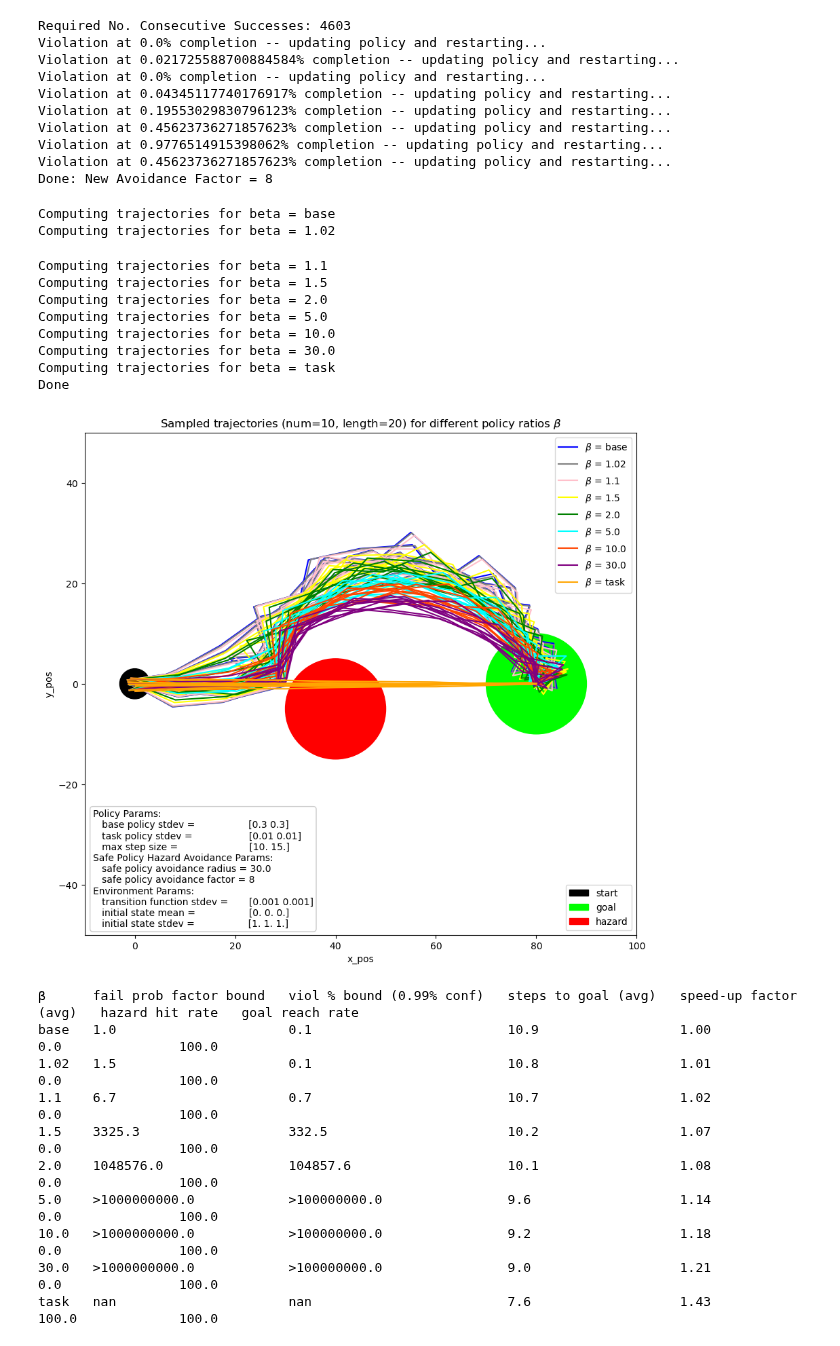
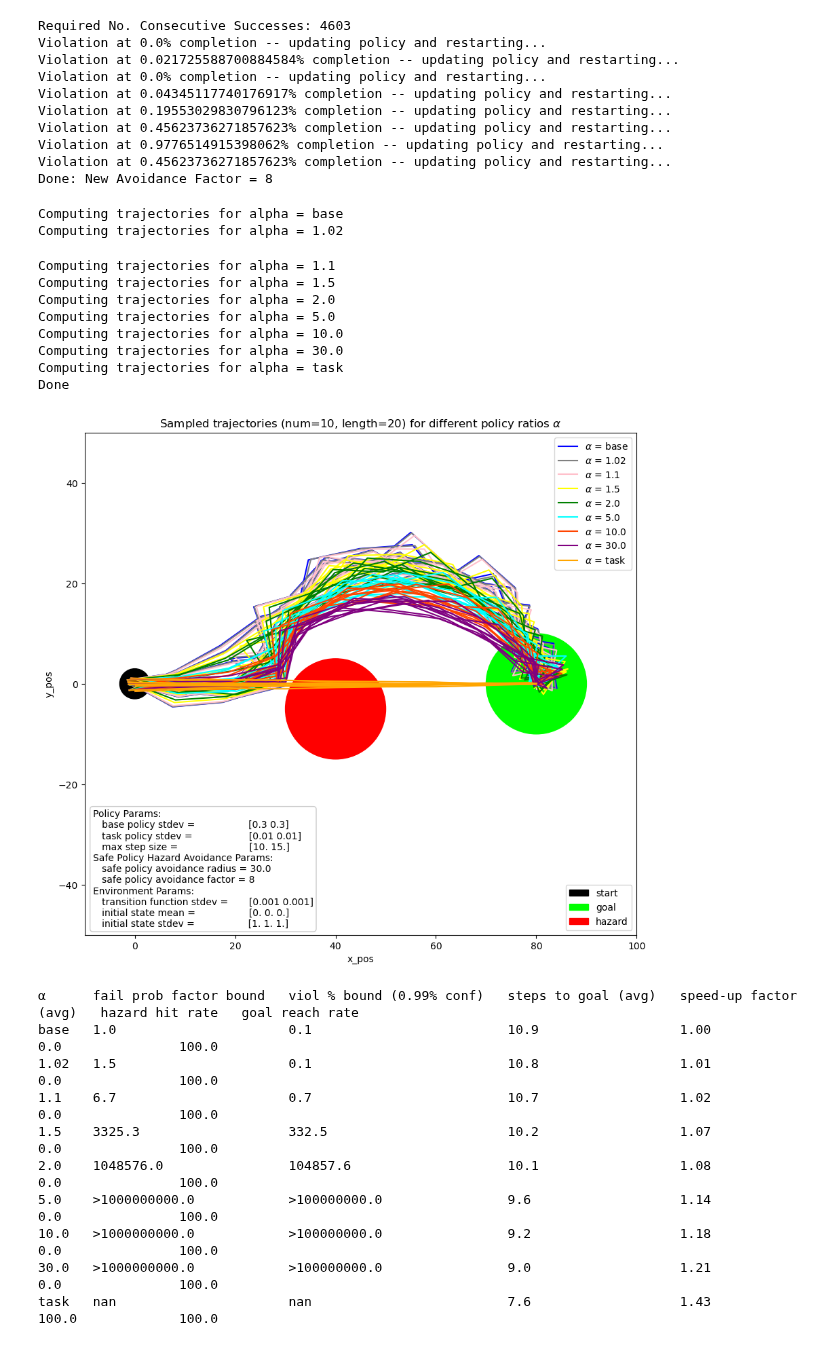
Before and after one commit to JacquesCloete/sport, a Jupyter notebook: policy_projection/practicality_check.ipynb, the cells around one changed output. Drawn from its saved outputs; the diff is of its cells as text; code cells hidden in the pictures.

Commit message:
Rename beta to alpha

```diff
--- a/policy_projection/practicality_check.ipynb
+++ b/policy_projection/practicality_check.ipynb
@@ -404,35 +404,35 @@ def run_experiment(traj_generator: TrajectoryGenerator,
                    traj_num: int,
                    traj_length: int,
                    seed: int,
-                   beta_list: list,
-                   beta_color_list: list,
+                   alpha_list: list,
+                   alpha_color_list: list,
                    ) -> dict:
-    assert len(beta_list) == len(beta_color_list), "beta_list and beta_color_list must be the same length"
+    assert len(alpha_list) == len(alpha_color_list), "alpha_list and alpha_color_list must be the same length"
     traj_dict = {}
-    for beta in beta_list:
-        print('Computing trajectories for beta = '+str(beta))
-        if beta == 'base':
+    for alpha in alpha_list:
+        print('Computing trajectories for alpha = '+str(alpha))
+        if alpha == 'base':
             traj_array, entered_hazard_list, reached_goal_list, time_to_goal_list = traj_generator.generate_trajectories(num=traj_num,
                                                                                                                          length=traj_length,
                                                                                                                          mode='base',
                                                                                                                          seed=seed)
-            traj_dict[beta] = [traj_array, entered_hazard_list, reached_goal_list, time_to_goal_list, beta_color_list[beta_list.index(beta)]]
-        elif beta == 'task':
+            traj_dict[alpha] = [traj_array, entered_hazard_list, reached_goal_list, time_to_goal_list, alpha_color_list[alpha_list.index(alpha)]]
+        elif alpha == 'task':
             traj_array, entered_hazard_list, reached_goal_list, time_to_goal_list = traj_generator.generate_trajectories(num=traj_num,
                                                                                                                          length=traj_length,
                                                                                                                          mode='task',
                                                                                                                          seed=seed)
-            traj_dict[beta] = [traj_array, entered_hazard_list, reached_goal_list, time_to_goal_list, beta_color_list[beta_list.index(beta)]]
-        elif type(beta) == float:
-            assert beta >= 1.0, "beta must be greater than or equal to 1.0"
-            traj_generator.set_cp_beta(beta)
+            traj_dict[alpha] = [traj_array, entered_hazard_list, reached_goal_list, time_to_goal_list, alpha_color_list[alpha_list.index(alpha)]]
+        elif type(alpha) == float:
+            assert alpha >= 1.0, "alpha must be greater than or equal to 1.0"
+            traj_generator.set_cp_alpha(alpha)
             traj_array, entered_hazard_list, reached_goal_list, time_to_goal_list = traj_generator.generate_trajectories(num=traj_num,
                                                                                                                          length=traj_length,
                                                                                                                          mode='default',
                                                                                                                          seed=seed)
-            traj_dict[beta] = [traj_array, entered_hazard_list, reached_goal_list, time_to_goal_list, beta_color_list[beta_list.index(beta)]]
+            traj_dict[alpha] = [traj_array, entered_hazard_list, reached_goal_list, time_to_goal_list, alpha_color_list[alpha_list.index(alpha)]]
         else:
-            raise ValueError("Invalid beta ("+str(beta)+"). Beta must be either 'base', 'task' or a float >= 1.0.")
+            raise ValueError("Invalid alpha ("+str(alpha)+"). alpha must be either 'base', 'task' or a float >= 1.0.")
     print('Done')
     return traj_dict
 # %%
@@ -525,7 +525,7 @@ beta_color_list = ['blue','grey','pink','yellow','green','cyan','orangered','pur
 # %%
 # DEBUG: run if you only want to test task and base policy
-beta_list = ['base','task']
-beta_color_list = ['blue','orange']
+alpha_list = ['base','task']
+alpha_color_list = ['blue','orange']
 # %%
 # Instantiate trajectory generator
 traj_generator=TrajectoryGenerator(goal_pos=np.array([GOAL_X,GOAL_Y]),
@@ -569,18 +569,18 @@ traj_dict = run_experiment(traj_generator=traj_generator,
                            traj_num=traj_num,
                            traj_length=traj_length,
                            seed=seed,
-                           beta_list=beta_list,
-                           beta_color_list=beta_color_list)
+                           alpha_list=alpha_list,
+                           alpha_color_list=alpha_color_list)
 # %% [output]
-Computing trajectories for beta = base
-Computing trajectories for beta = 1.02
+Computing trajectories for alpha = base
+Computing trajectories for alpha = 1.02
-Computing trajectories for beta = 1.1
-Computing trajectories for beta = 1.5
-Computing trajectories for beta = 2.0
-Computing trajectories for beta = 5.0
-Computing trajectories for beta = 10.0
-Computing trajectories for beta = 30.0
-Computing trajectories for beta = task
+Computing trajectories for alpha = 1.1
+Computing trajectories for alpha = 1.5
+Computing trajectories for alpha = 2.0
+Computing trajectories for alpha = 5.0
+Computing trajectories for alpha = 10.0
+Computing trajectories for alpha = 30.0
+Computing trajectories for alpha = task
 Done
 # %%
 # Plot trajectories
@@ -602,7 +602,7 @@ l = []
 for key in traj_dict.keys():
     for i in range(0,traj_dict[key][0].shape[0]):
         plt.plot(traj_dict[key][0][i,:,0],traj_dict[key][0][i,:,1], color=traj_dict[key][4])
-    l.append(mlines.Line2D([],[], color=traj_dict[key][4], label=r'$\beta$ = '+str(key)))
+    l.append(mlines.Line2D([],[], color=traj_dict[key][4], label=r'$\alpha$ = '+str(key)))
 
 ax.set_xlim(-10,100)
 ax.set_xlabel('x_pos')
@@ -612,7 +612,7 @@ ax = plt.gca()
 ax.set_aspect('equal', adjustable='box')
 
 ax.legend(handles=l, loc='upper right')
-ax.set_title('Sampled trajectories (num='+str(traj_num)+', length='+str(traj_length)+') for different policy ratios '+r'$\beta$')
+ax.set_title('Sampled trajectories (num='+str(traj_num)+', length='+str(traj_length)+') for different policy ratios '+r'$\alpha$')
 
 textstr = "\n".join((f'{"Policy Params:"}',
                      f'{"   base policy stdev =":<40}{base_policy_std}',
@@ -632,41 +632,41 @@ ax.text(0.015, 0.25, textstr, transform=ax.transAxes, fontsize=10, verticalalign
 plt.show()
 
 # Print table of results
-beta_str = "\u03B2"
+alpha_str = "\u03B1"
 base_str = "base"
 max_violation_prob_factor = 1e9
-print(f'{beta_str:<7}'
+print(f'{alpha_str:<7}'
       f'{"fail prob factor bound":<25}'
       f'{"viol % bound ("+str(conf)+"% conf)":<28}'
       f'{"steps to goal (avg)":<22}'
       f'{"speed-up factor (avg)":<24}'
       f'{"hazard hit rate":<18}'
       f'{"goal reach rate":<25}')
 for key in traj_dict.keys():
     if key == 'base':
         violation_prob_factor = 1.0
         greater_than_str = ''
     elif key == 'task':
         violation_prob_factor = np.nan
         greater_than_str = ''
     else:
         violation_prob_factor = 1.0
         for t in range(0,traj_length):
             violation_prob_factor *= key
             if violation_prob_factor >= max_violation_prob_factor:
                 violation_prob_factor = max_violation_prob_factor
                 greater_than_str = '>'
                 break
     print(f'{str(key):<7}'
           f'{greater_than_str+f"{violation_prob_factor:.1f}":<25}'
           f'{greater_than_str+f"{tol*violation_prob_factor*100:.1f}":<28}'
           f'{f"{np.nanmean(traj_dict[key][3]):.1f}":<22}'
           f'{f"{np.nanmean(traj_dict[base_str][3])/np.nanmean(traj_dict[key][3]):.2f}":<24}'
           f'{f"{np.mean(traj_dict[key][1])*100:.1f}":<18}'
           f'{f"{np.mean(traj_dict[key][2])*100:.1f}":<25}')
 # %% [output]
-[figure, old version]
+[figure, new version]
-β      fail prob factor bound   viol % bound (0.99% conf)   steps to goal (avg)   speed-up factor (avg)   hazard hit rate   goal reach rate
+α      fail prob factor bound   viol % bound (0.99% conf)   steps to goal (avg)   speed-up factor (avg)   hazard hit rate   goal reach rate
 base   1.0                      0.1                         10.9                  1.00                    0.0               100.0
 1.02   1.5                      0.1                         10.8                  1.01                    0.0               100.0
 1.1    6.7                      0.7                         10.7                  1.02                    0.0               100.0
```
Also changed, not shown: parts of 3 cells of this notebook, 1 other file.
